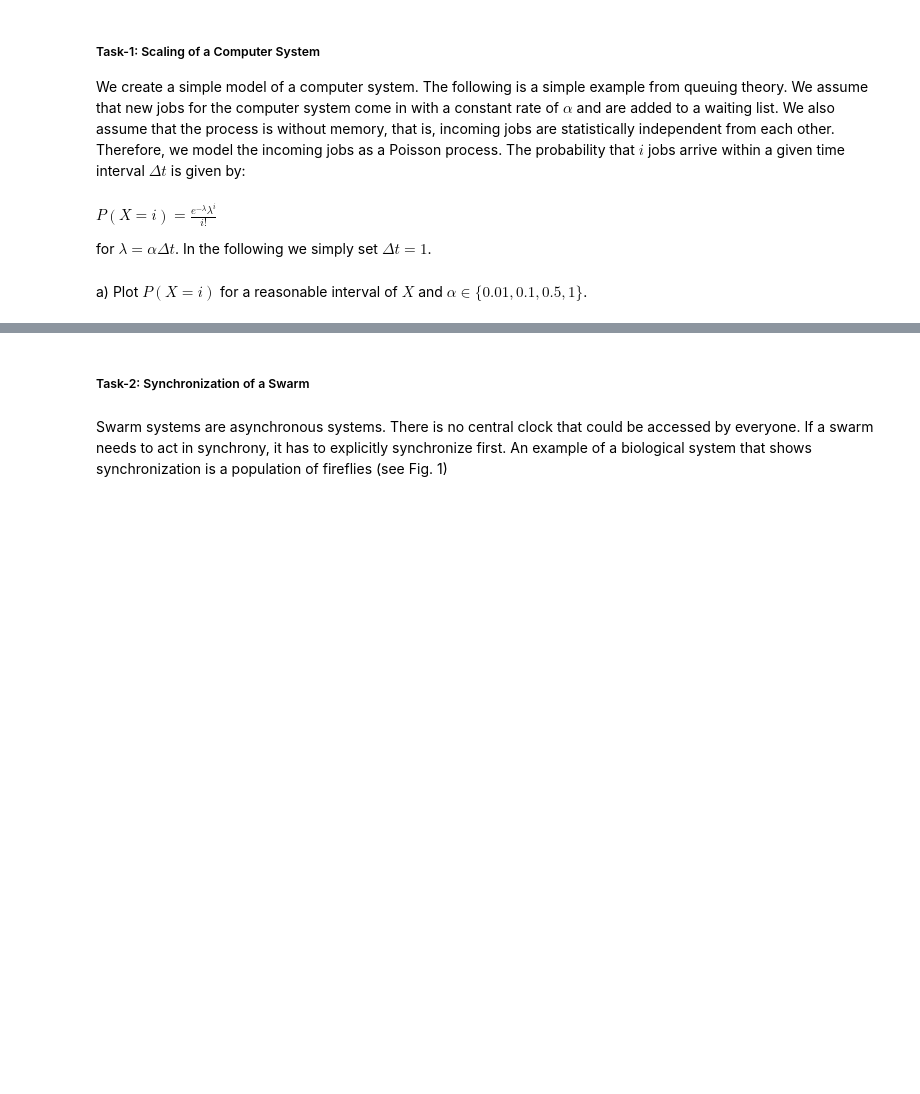
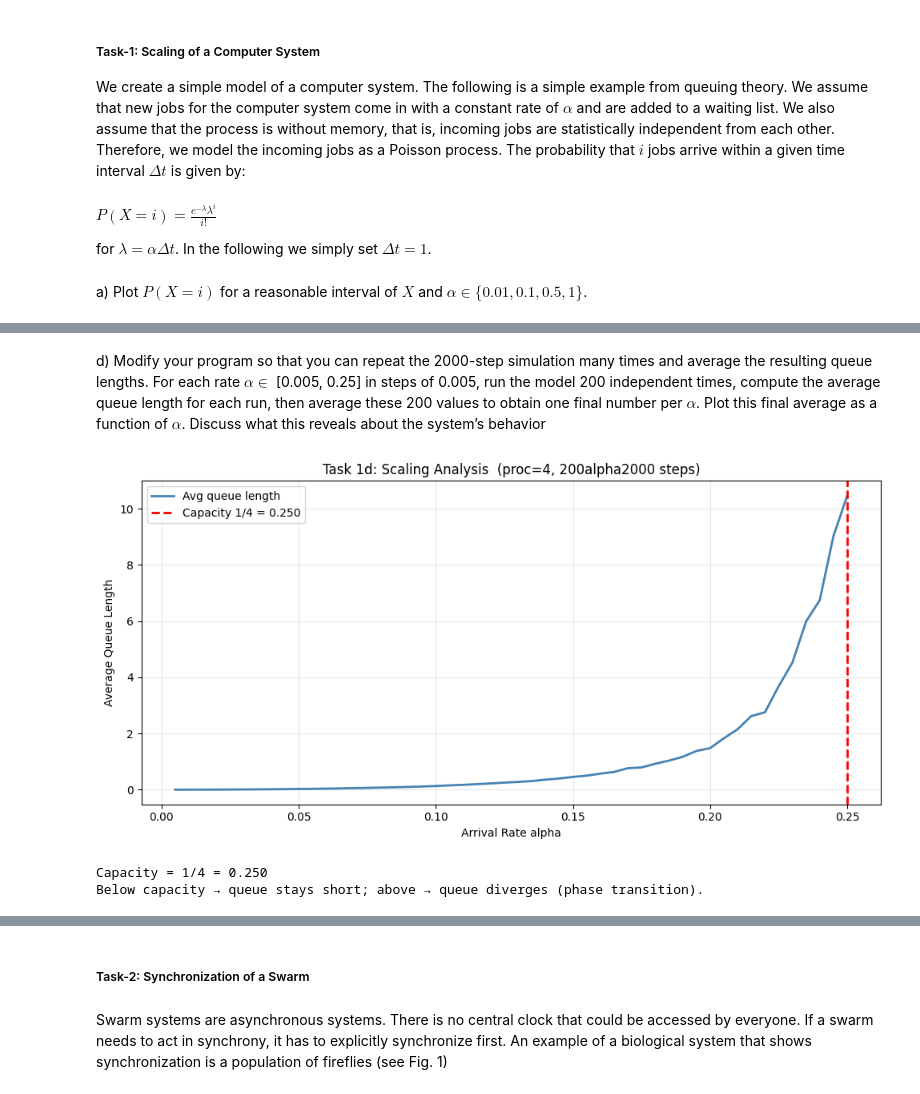
Before and after one commit to bad-bit01/MAS-CollectiveRobotics, a Jupyter notebook: assignment-01.ipynb, the cells around one changed output, grey strips where cells are left out. Cells and saved outputs as stored; diff of their text form; code cells hidden in the pictures; blank space fills up the shorter version.

Commit message:
Task-1 fully solved

```diff
--- a/assignment-01.ipynb
+++ b/assignment-01.ipynb
@@ -13,0 +70,11 @@ a) Plot $P(X = i)$ for a reasonable interval of $X$ and $\alpha \in \{0.01, 0.1,
+# %%
+def sample_incoming_jobs(alpha, size=1):
+    """Samples number of incoming jobs from a Poisson distribution."""
+    return np.random.poisson(alpha, size)
+
+alpha_b = 0.1
+samples = sample_incoming_jobs(alpha_b, size=1000)
+
+print(f"Sampling 1000 values from Poisson(alpha={alpha_b})")
+print(f"  Mean= {samples.mean():.4f}  (expected ~ {alpha_b})")
+print(f"  Variance = {samples.var():.4f}  (expected ~ {alpha_b})")
@@ -13,0 +122,36 @@ a) Plot $P(X = i)$ for a reasonable interval of $X$ and $\alpha \in \{0.01, 0.1,
+# %% [markdown]
+d) Modify your program so that you can repeat the 2000-step simulation many times and average the resulting queue lengths. For each rate $\alpha \in$ [0.005, 0.25] in steps of 0.005, run the model 200 independent times, compute the average queue length for each run, then average these 200 values to obtain one final number per $\alpha$. Plot this final average as a function of $\alpha$. Discuss what this reveals about the system’s behavior
+# %%
+alpha_values_4 = np.arange(0.005, 0.255, 0.005)
+proc_dur_4 = 4
+num_steps = 2000
+n_sims = 200
+
+avg_ql_4 = []
+for alpha in alpha_values_4:
+    runs = [np.mean(simulate_queue(alpha, num_steps, proc_dur_4))
+            for m in range(n_sims)]
+    avg_ql_4.append(np.mean(runs))
+
+capacity_4 = 1 / proc_dur_4
+
+plt.figure(figsize=(10, 5))
+plt.plot(alpha_values_4, avg_ql_4, linewidth=2, color='steelblue',
+         label='Avg queue length')
+plt.axvline(capacity_4, color='red', linestyle='--', linewidth=2,
+            label=f'Capacity 1/{proc_dur_4} = {capacity_4:.3f}')
+plt.xlabel('Arrival Rate alpha')
+plt.ylabel('Average Queue Length')
+plt.title(f'Task 1d: Scaling Analysis  (proc={proc_dur_4}, {n_sims}alpha{num_steps} steps)')
+plt.legend()
+plt.grid(alpha=0.3)
+plt.tight_layout()
+plt.savefig('task1d_scaling_analysis_duration4.png', dpi=150, bbox_inches='tight')
+plt.show()
+
+print(f"Capacity = 1/{proc_dur_4} = {capacity_4:.3f}")
+print("Below capacity -> queue stays short; above -> queue diverges (phase transition).")
+# %% [output]
+[figure, added]
+Capacity = 1/4 = 0.250
+Below capacity → queue stays short; above → queue diverges (phase transition).
```
Also changed, not shown: parts of 11 cells of this notebook, 5 other files.
